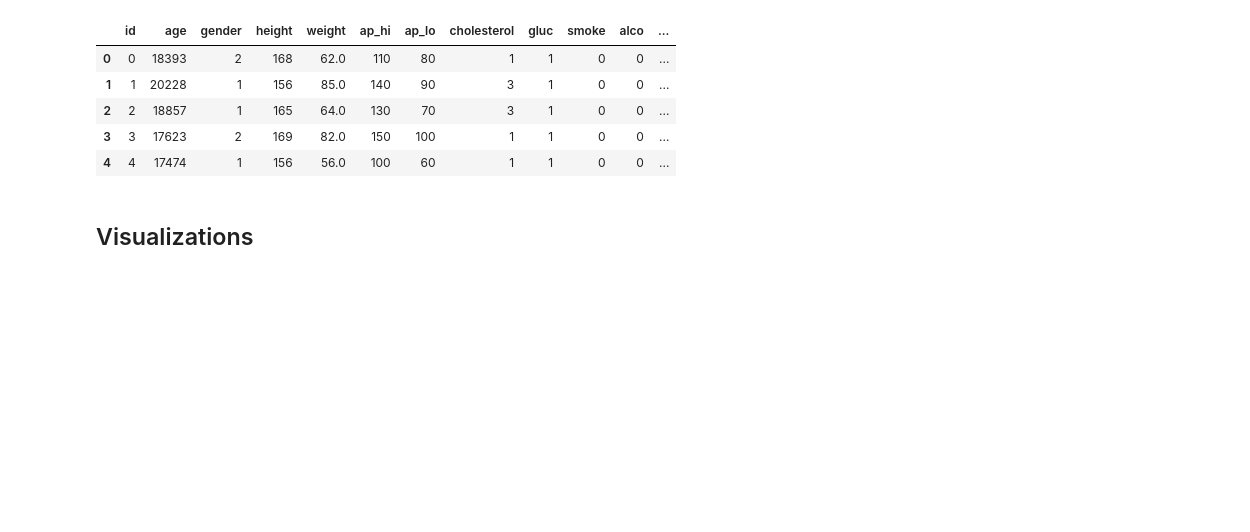
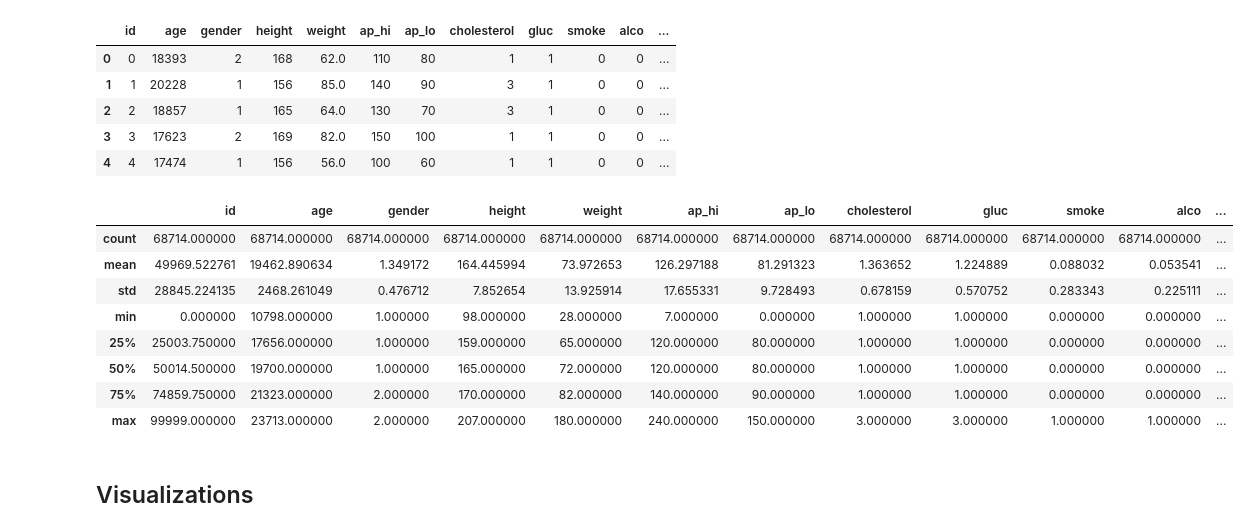
Before and after one commit to smlatic/Machine-Learning-ITHS, a Jupyter notebook: LAB/Disease_detection/disease_detection.ipynb, the cells around one changed output. Drawn from its saved outputs; the diff is of its cells as text; code cells hidden in the pictures; blank space fills up the shorter version.

```diff
--- a/LAB/Disease_detection/disease_detection.ipynb
+++ b/LAB/Disease_detection/disease_detection.ipynb
@@ -398,6 +398,18 @@ new_df.head()
 | 2 | 2 | 18857 | 1 | 165 | 64.0 | 130 | 70 | 3 | 1 | 0 | 0 | ... |
 | 3 | 3 | 17623 | 2 | 169 | 82.0 | 150 | 100 | 1 | 1 | 0 | 0 | ... |
 | 4 | 4 | 17474 | 1 | 156 | 56.0 | 100 | 60 | 1 | 1 | 0 | 0 | ... |
+# %%
+new_df.describe()
+# %% [output]
+|  | id | age | gender | height | weight | ap_hi | ap_lo | cholesterol | gluc | smoke | alco | ... |
+| count | 68714.000000 | 68714.000000 | 68714.000000 | 68714.000000 | 68714.000000 | 68714.000000 | 68714.000000 | 68714.000000 | 68714.000000 | 68714.000000 | 68714.000000 | ... |
+| mean | 49969.522761 | 19462.890634 | 1.349172 | 164.445994 | 73.972653 | 126.297188 | 81.291323 | 1.363652 | 1.224889 | 0.088032 | 0.053541 | ... |
+| std | 28845.224135 | 2468.261049 | 0.476712 | 7.852654 | 13.925914 | 17.655331 | 9.728493 | 0.678159 | 0.570752 | 0.283343 | 0.225111 | ... |
+| min | 0.000000 | 10798.000000 | 1.000000 | 98.000000 | 28.000000 | 7.000000 | 0.000000 | 1.000000 | 1.000000 | 0.000000 | 0.000000 | ... |
+| 25% | 25003.750000 | 17656.000000 | 1.000000 | 159.000000 | 65.000000 | 120.000000 | 80.000000 | 1.000000 | 1.000000 | 0.000000 | 0.000000 | ... |
+| 50% | 50014.500000 | 19700.000000 | 1.000000 | 165.000000 | 72.000000 | 120.000000 | 80.000000 | 1.000000 | 1.000000 | 0.000000 | 0.000000 | ... |
+| 75% | 74859.750000 | 21323.000000 | 2.000000 | 170.000000 | 82.000000 | 140.000000 | 90.000000 | 1.000000 | 1.000000 | 0.000000 | 0.000000 | ... |
+| max | 99999.000000 | 23713.000000 | 2.000000 | 207.000000 | 180.000000 | 240.000000 | 150.000000 | 3.000000 | 3.000000 | 1.000000 | 1.000000 | ... |
 # %% [markdown]
 ## Visualizations
 # %% [markdown]
```
Also changed, not shown: parts of 15 cells of this notebook.
